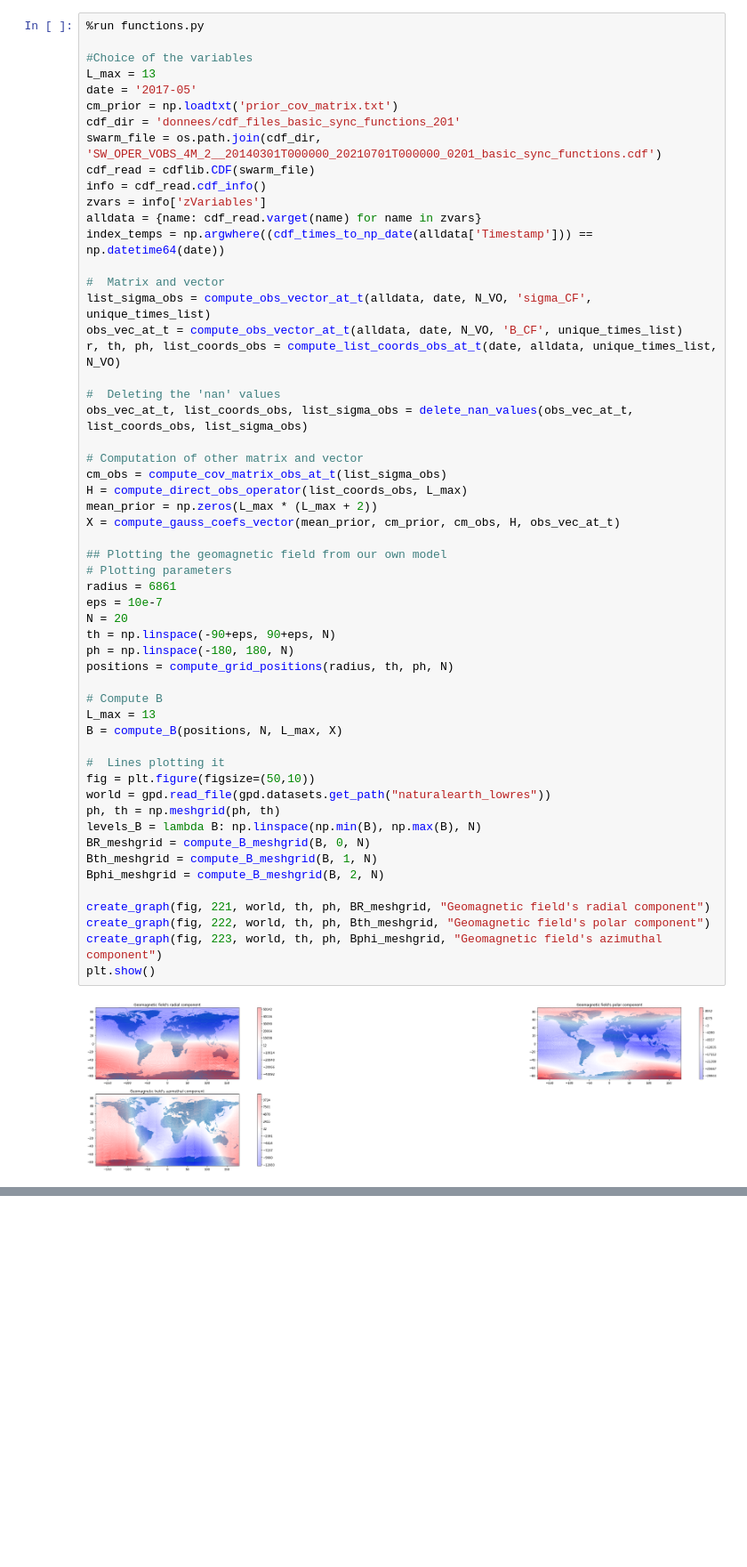
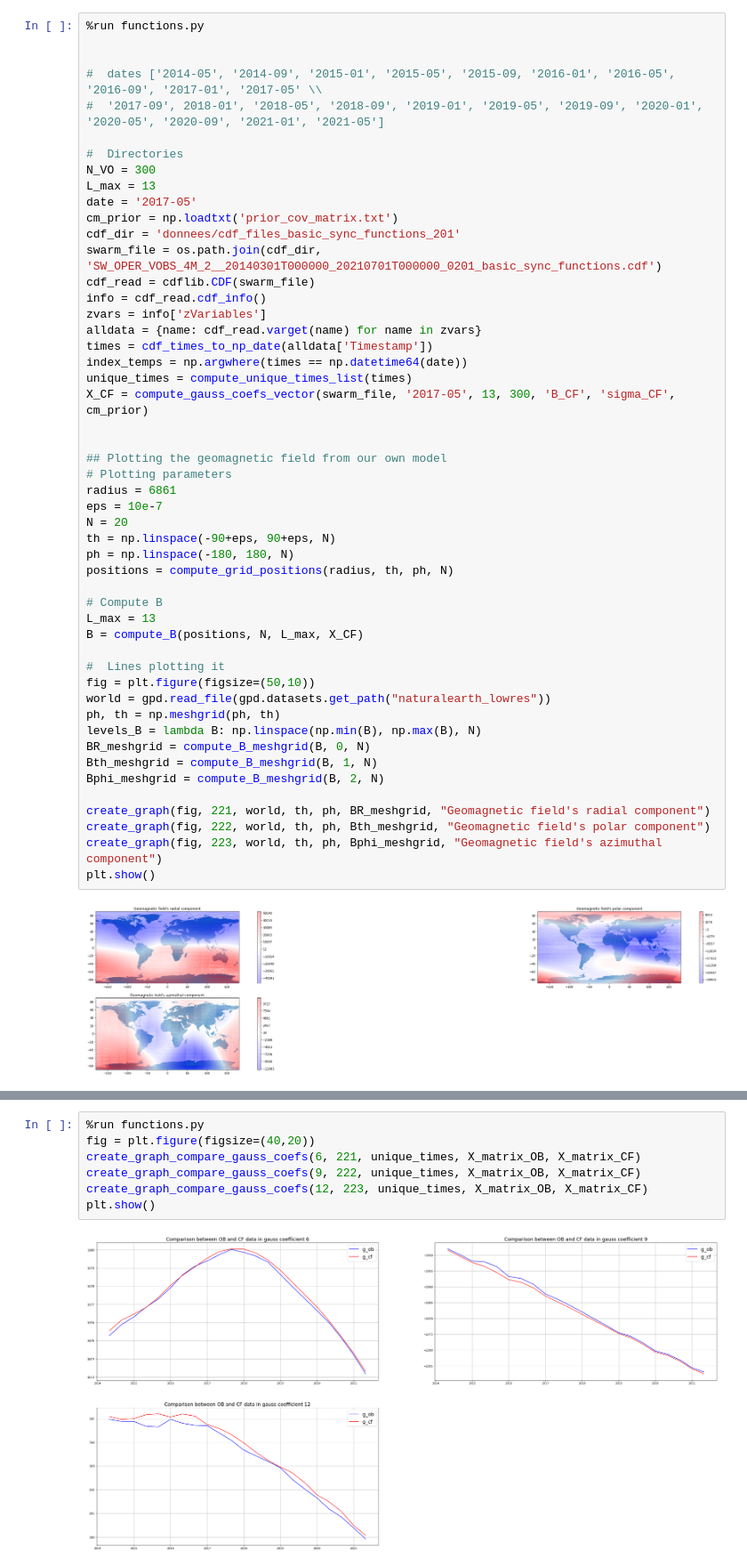
Before and after one commit to BenjaminLemattre/research_project_isterre, a Jupyter notebook: Report.ipynb, the cells around one changed output, grey strips where cells are left out. Shown at 89% size. Cells and saved outputs as stored; diff of their text form; blank space fills up the shorter version.

```diff
--- a/Report.ipynb
+++ b/Report.ipynb
@@ -188,7 +192,12 @@ The prior's covariance matrix is given, the observations covariance matrix is co
 # %%
 %run functions.py
 
-#Choice of the variables
+
+#  dates ['2014-05', '2014-09', '2015-01', '2015-05', '2015-09, '2016-01', '2016-05', '2016-09', '2017-01', '2017-05' \\
+#  '2017-09', 2018-01', '2018-05', '2018-09', '2019-01', '2019-05', '2019-09', '2020-01', '2020-05', '2020-09', '2021-01', '2021-05']
+
+#  Directories
+N_VO = 300
 L_max = 13
 date = '2017-05'
 cm_prior = np.loadtxt('prior_cov_matrix.txt')
@@ -198,21 +207,11 @@ cdf_read = cdflib.CDF(swarm_file)
 info = cdf_read.cdf_info()
 zvars = info['zVariables']
 alldata = {name: cdf_read.varget(name) for name in zvars}
-index_temps = np.argwhere((cdf_times_to_np_date(alldata['Timestamp'])) == np.datetime64(date))
+times = cdf_times_to_np_date(alldata['Timestamp'])
+index_temps = np.argwhere(times == np.datetime64(date))
+unique_times = compute_unique_times_list(times)
+X_CF = compute_gauss_coefs_vector(swarm_file, '2017-05', 13, 300, 'B_CF', 'sigma_CF', cm_prior)
 
-#  Matrix and vector
-list_sigma_obs = compute_obs_vector_at_t(alldata, date, N_VO, 'sigma_CF', unique_times_list)
-obs_vec_at_t = compute_obs_vector_at_t(alldata, date, N_VO, 'B_CF', unique_times_list)
-r, th, ph, list_coords_obs = compute_list_coords_obs_at_t(date, alldata, unique_times_list, N_VO)
-
-#  Deleting the 'nan' values
-obs_vec_at_t, list_coords_obs, list_sigma_obs = delete_nan_values(obs_vec_at_t, list_coords_obs, list_sigma_obs)
-
-# Computation of other matrix and vector
-cm_obs = compute_cov_matrix_obs_at_t(list_sigma_obs)
-H = compute_direct_obs_operator(list_coords_obs, L_max)
-mean_prior = np.zeros(L_max * (L_max + 2))
-X = compute_gauss_coefs_vector(mean_prior, cm_prior, cm_obs, H, obs_vec_at_t)
 
 ## Plotting the geomagnetic field from our own model
 # Plotting parameters
@@ -225,7 +224,7 @@ positions = compute_grid_positions(radius, th, ph, N)
 
 # Compute B
 L_max = 13
-B = compute_B(positions, N, L_max, X)
+B = compute_B(positions, N, L_max, X_CF)
 
 #  Lines plotting it
 fig = plt.figure(figsize=(50,10))
@@ -248,0 +341,9 @@ ImportError: /opt/conda/lib/python3.9/site-packages/cartopy/_crs.cpython-39-x86_
+# %%
+%run functions.py
+fig = plt.figure(figsize=(40,20))
+create_graph_compare_gauss_coefs(6, 221, unique_times, X_matrix_OB, X_matrix_CF)
+create_graph_compare_gauss_coefs(9, 222, unique_times, X_matrix_OB, X_matrix_CF)
+create_graph_compare_gauss_coefs(12, 223, unique_times, X_matrix_OB, X_matrix_CF)
+plt.show()
+# %% [output]
+[figure, added]
```
Also changed, not shown: parts of 10 cells of this notebook, 1 other file.
